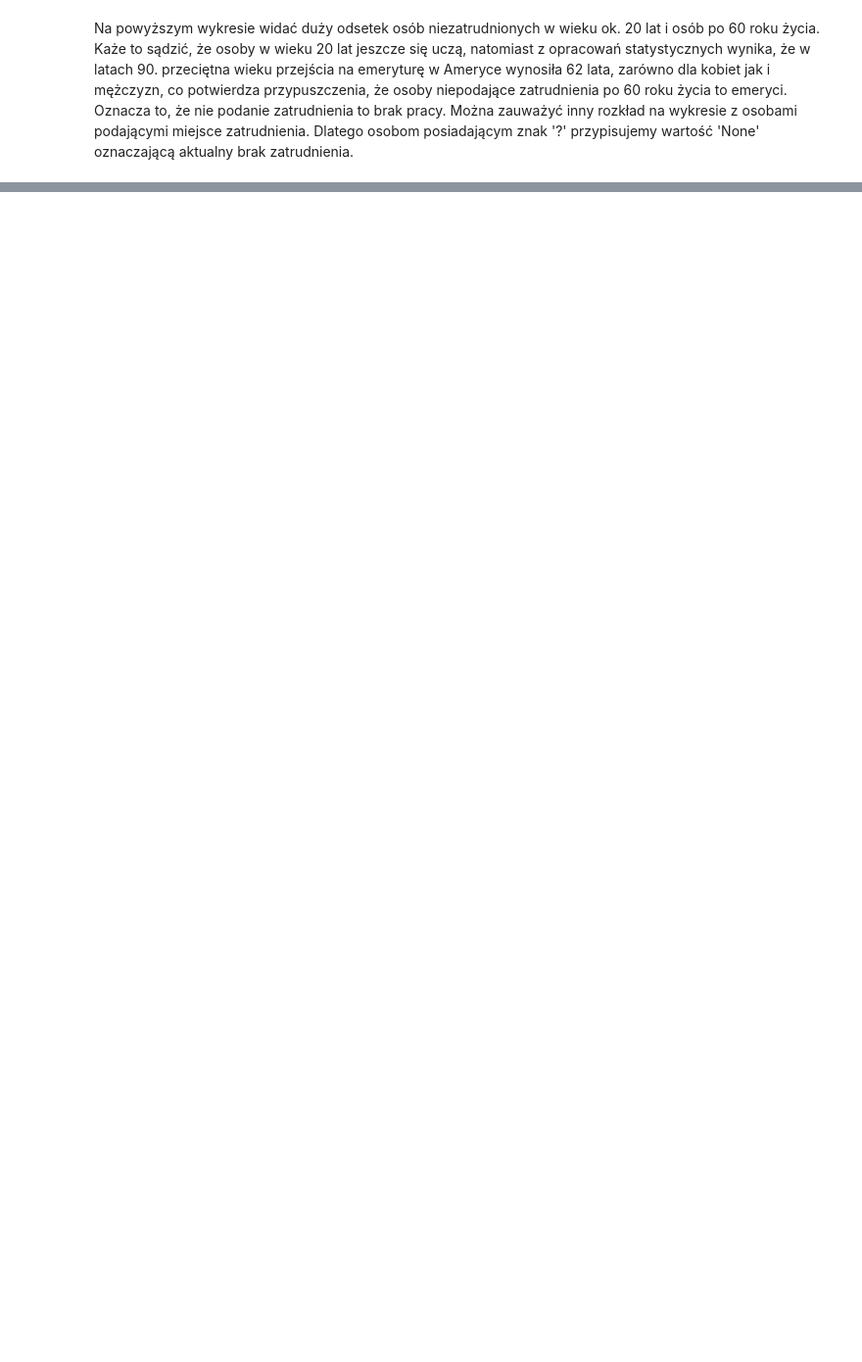
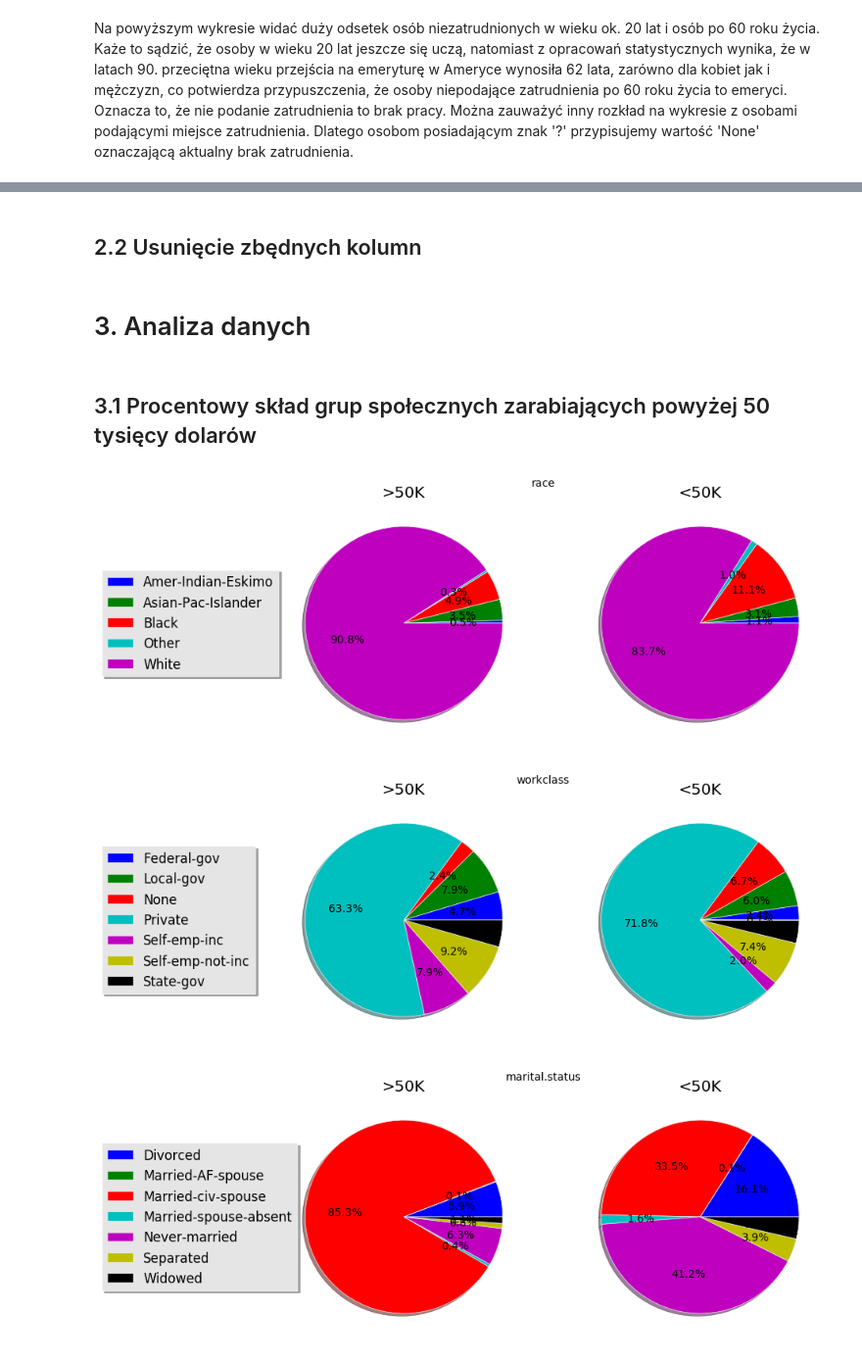
Before and after one commit to fpoon/adult-datamining, a Jupyter notebook: projekt.ipynb, the cells around one changed output, grey strips where cells are left out. Shown at 98% size. Drawn from its saved outputs; the diff is of its cells as text; code cells hidden in the pictures; blank space fills up the shorter version.

Commit message:
Dokonczono uzupełnianie danych i dodano skład społeczny

```diff
--- a/projekt.ipynb
+++ b/projekt.ipynb
@@ -80,0 +95,5 @@ adult.loc[adult['workclass'] == 'None'].loc[adult['occupation'] == 'None'].corr(
+# %%
+for x in adult["race"].unique():
+    series = adult.loc[adult["race"] == x]["native.country"]
+    counts = series.value_counts()
+    print u"Najczęstszy kraj rasy",x,":",counts.index[0],"(",counts.max(),"/",counts.sum(),")"
@@ -80,0 +106,49 @@ adult.loc[adult['workclass'] == 'None'].loc[adult['occupation'] == 'None'].corr(
+# %% [markdown]
+## 2.2 Usunięcie zbędnych kolumn
+# %% [markdown]
+# 3. Analiza danych
+# %% [markdown]
+## 3.1 Procentowy skład grup społecznych zarabiających powyżej 50 tysięcy dolarów
+# %%
+from matplotlib import gridspec
+
+def plotpair(title, series1, series2):
+    plt.figure(figsize=(9,4))
+    plt.suptitle(title)
+    gs = gridspec.GridSpec(1, 2, width_ratios=[1, 1])
+
+    series = series1.value_counts()
+    series = series.sort_index();
+    ax1 = plt.subplot(gs[0])
+    labels = [""]*len(series)
+    #labels = series.index
+    ax1.pie(series, labels=labels, autopct='%1.1f%%', shadow=True, startangle=0)
+    labels = series.index
+    ax1.legend(loc='center left', shadow=True, bbox_to_anchor=(-0.75, 0.5), labels=labels)
+    ax1.xaxis.set_visible(False)
+    ax1.set_title(">50K")
+
+    series = series2.value_counts()
+    series = series.sort_index();
+    ax2 = plt.subplot(gs[1])
+    labels = [""]*len(series)
+    ax2.pie(series, labels=labels, autopct='%1.1f%%', shadow=True, startangle=0)
+    ax2.set_title("<50K")
+
+    plt.show()
+
+columns = ["race", "workclass", "marital.status", "occupation", "relationship", "race", "sex"]
+
+for x in columns:
+    plotpair(x, adult.loc[adult["income"] == ">50K"][x], adult.loc[adult["income"] != ">50K"][x])
+
+df1 = adult.copy()
+df1.loc[df1["native.country"] != "United-States", "native.country"] = "Other"
+plotpair("native country", df1.loc[df1["income"] == ">50K"]["native.country"], df1.loc[df1["income"] != ">50K"]["native.country"])
+
+df1.loc[df1["education.num"] <= 8, "education"] = "<12th"
+plotpair("education", df1.loc[df1["income"] == ">50K"]["education"], df1.loc[df1["income"] != ">50K"]["education"])
+# %% [output]
+[figure, added]
+[figure, added]
+[figure, added]
```
Also changed, not shown: parts of 22 cells of this notebook.
